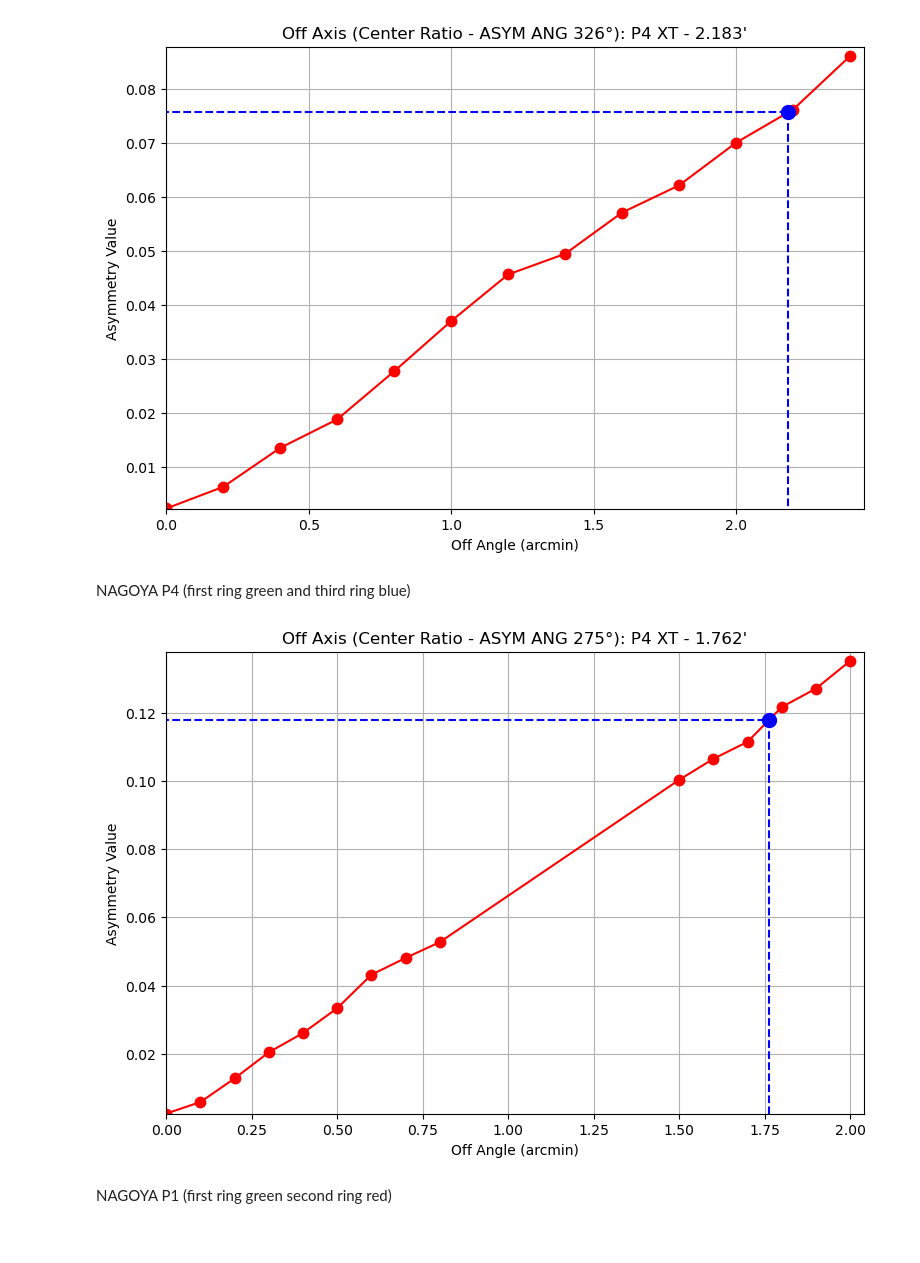
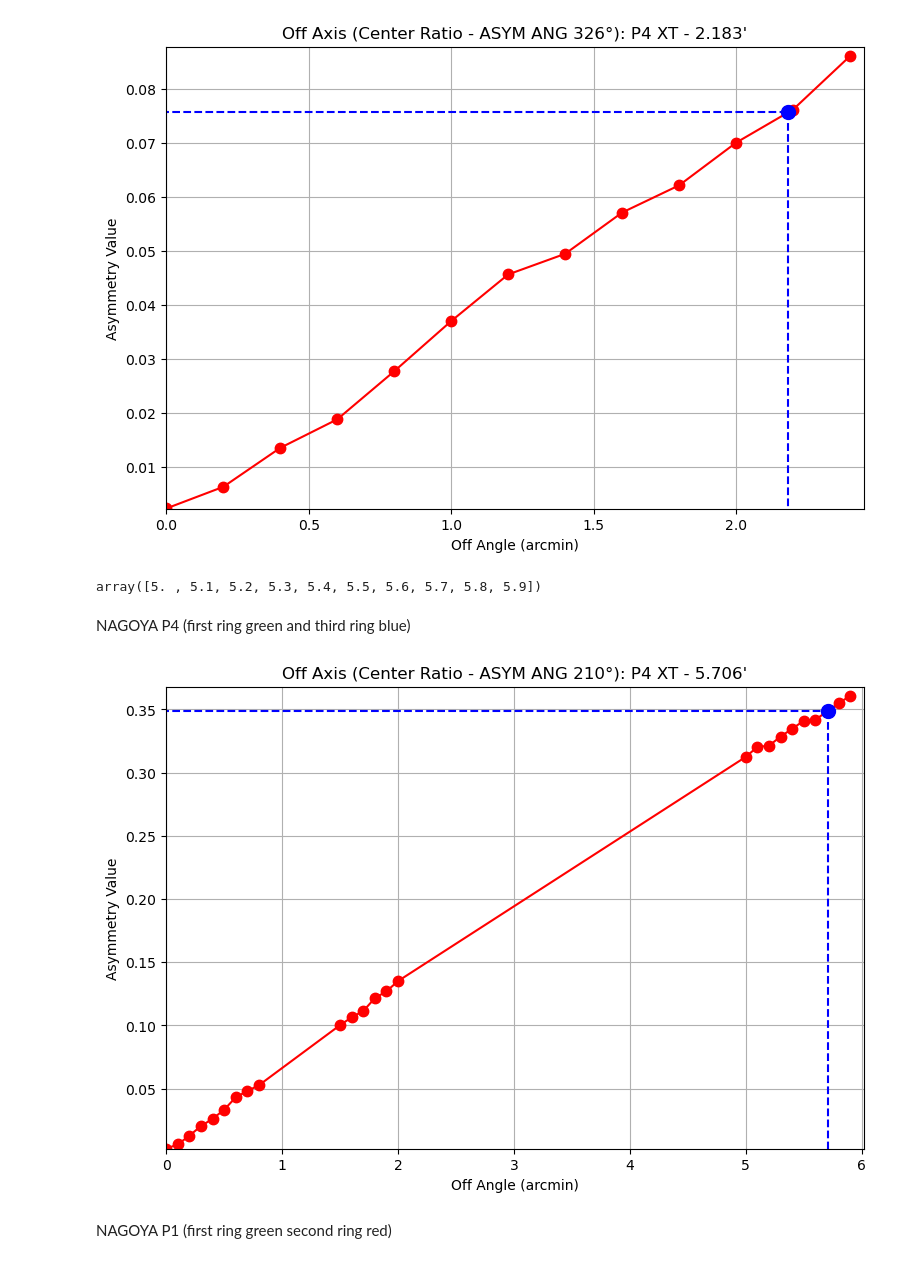
Before and after one commit to dannysun91/opal_foxsi, a Jupyter notebook: python_code/off_angle.ipynb, the cells around one changed output. Drawn from its saved outputs; the diff is of its cells as text; code cells hidden in the pictures.

Commit message:
new Nagoya angles added

```diff
--- a/python_code/off_angle.ipynb
+++ b/python_code/off_angle.ipynb
@@ -141,39 +141,51 @@ plt.title("Off Axis ("+lab_offaxis+" - ASYM ANG {:.0f}°".format(ang_offaxis)+")
 plt.show()
 # %% [output]
 [figure]
+# %%
+np.arange(5,6,.1)
+# %% [output]
+array([5. , 5.1, 5.2, 5.3, 5.4, 5.5, 5.6, 5.7, 5.8, 5.9])
 # %% [markdown]
 NAGOYA P4 (first ring green and third ring blue)
 # %%
-data_offaxis =  0.11772348720985802
-ang_offaxis = 275.20485106703217
+data_offaxis =  0.3487315385224618
+ang_offaxis = 210.24169692775783
 
-sim_offaxis = np.array([0.002481307771259484,0.00586839050558356,0.012791011512446371,0.02044056639960852,0.02608120242417312,0.03336588140079821,0.04317026510694239,0.04808675146497335,0.05272132163973283,0.10027967282319443,0.10643504935787741,0.11142236149488755,0.12160593769396982,0.1270224093963938,0.1351252355344975])
-sim_angles = np.array([0,0.1,0.2,0.3,0.4,0.5,0.6,0.7,0.8,1.5,1.6,1.7,1.8,1.9,2.0])
+sim_offaxis = np.array([0.002481307771259484,0.00586839050558356,0.012791011512446371,0.02044056639960852,0.02608120242417312,
+                        0.03336588140079821,0.04317026510694239,0.04808675146497335,0.05272132163973283,
+                        0.10027967282319443,0.10643504935787741,0.11142236149488755,0.12160593769396982,0.1270224093963938,0.1351252355344975,
+                        0.31249767174459353,0.32036056327422663,0.3213084598180149,0.3285563254839548,0.3347117688369706,
+                        0.34105629000070975,0.34186769458804106,0.34832268513783665,0.3548095607238569,0.3607851301120777])
+sim_angles = np.array([0.0,0.1,0.2,0.3,0.4,
+                       0.5,0.6,0.7,0.8,
+                       1.5,1.6,1.7,1.8,1.9,2.0,
+                       5.0,5.1,5.2,5.3,5.4,
+                       5.5,5.6,5.7,5.8,5.9])
 lab_offaxis  = 'Center Ratio'
 
 pos = 4
 xmod = 'T'
 
 offangle = np.interp(data_offaxis,sim_offaxis,sim_angles)
 
 plt.figure(figsize=(9,6))
 plt.plot(sim_angles,sim_offaxis,'r.-',markersize=15)
 plt.plot([-1,offangle],[data_offaxis,data_offaxis],'b--')
 plt.plot([offangle,offangle],[data_offaxis,sim_offaxis[0]*.98],'b--')
 plt.plot(offangle,data_offaxis,'b.',markersize=20)
 plt.xlim([sim_angles[0]*.98,sim_angles[-1]*1.02])
 plt.ylim([sim_offaxis[0]*.98,sim_offaxis[-1]*1.02])
 # plt.xlim([sim_angles[0]*.98,1.9])
 # plt.ylim([sim_offaxis[0]*.98,.105])
 #plt.xlim(10.5,13.0)
 #plt.ylim(.3,.4)
 plt.grid()
 plt.xlabel('Off Angle (arcmin)')
 plt.ylabel('Asymmetry Value')
 plt.title("Off Axis ("+lab_offaxis+" - ASYM ANG {:.0f}°".format(ang_offaxis)+"): P"+str(pos)+ " X"+str(xmod)+ " - {:.3f}\'".format(offangle))
 plt.show()
 # %% [output]
-[figure, old version]
+[figure, new version]
 # %% [markdown]
 NAGOYA P1 (first ring green second ring red)
 # %%
```
Also changed, not shown: parts of 4 cells of this notebook.
